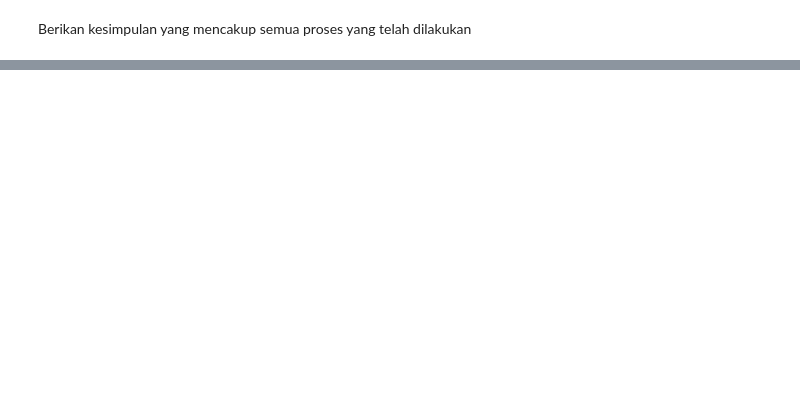
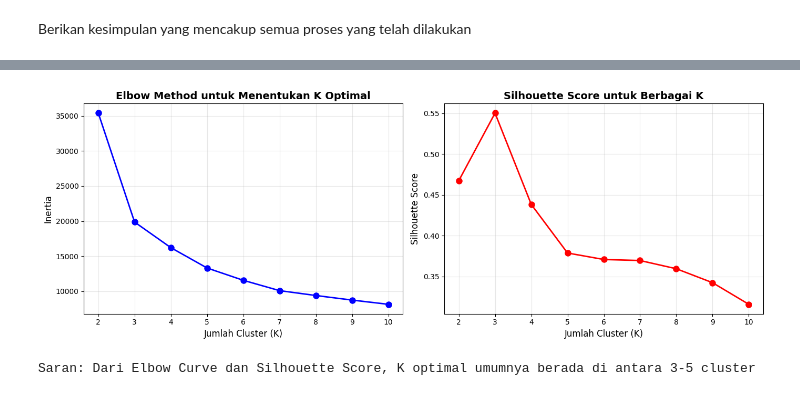
Before and after one commit to drcadis/TUBES-DATA-MINING, a Jupyter notebook: TUBES DATMIN - Part 1 (fixed).ipynb, the cells around one changed output, grey strips where cells are left out. Cells and saved outputs as stored; diff of their text form; code cells hidden in the pictures; blank space fills up the shorter version.

Commit message:
Update clustering

```diff
--- a/TUBES DATMIN - Part 1 (fixed).ipynb
+++ b/TUBES DATMIN - Part 1 (fixed).ipynb
@@ -728,0 +741,17 @@ Berikan kesimpulan yang mencakup semua proses yang telah dilakukan
+# %%
+# 3. Menggunakan Elbow Method untuk menentukan jumlah cluster optimal
+inertias = []
+silhouette_scores = []
+cluster_range = range(2, 11)
+
+from sklearn.metrics import silhouette_score
+
+for k in cluster_range:
+    kmeans = KMeans(n_clusters=k, random_state=42, n_init=10)
+    kmeans.fit(X_scaled)
+    inertias.append(kmeans.inertia_)
+    silhouette_scores.append(silhouette_score(X_scaled, kmeans.labels_))
+
+print("Inertias untuk berbagai jumlah cluster:")
+for k, inertia in zip(cluster_range, inertias):
+    print(f"K={k}: Inertia={inertia:.2f}, Silhouette Score={silhouette_scores[k-2]:.4f}")
@@ -728,0 +769,25 @@ Berikan kesimpulan yang mencakup semua proses yang telah dilakukan
+# %%
+# Visualisasi Elbow Curve dan Silhouette Score
+fig, axes = plt.subplots(1, 2, figsize=(14, 5))
+
+# Elbow Curve
+axes[0].plot(cluster_range, inertias, 'bo-', linewidth=2, markersize=8)
+axes[0].set_xlabel('Jumlah Cluster (K)', fontsize=12)
+axes[0].set_ylabel('Inertia', fontsize=12)
+axes[0].set_title('Elbow Method untuk Menentukan K Optimal', fontsize=14, fontweight='bold')
+axes[0].grid(True, alpha=0.3)
+
+# Silhouette Score
+axes[1].plot(cluster_range, silhouette_scores, 'ro-', linewidth=2, markersize=8)
+axes[1].set_xlabel('Jumlah Cluster (K)', fontsize=12)
+axes[1].set_ylabel('Silhouette Score', fontsize=12)
+axes[1].set_title('Silhouette Score untuk Berbagai K', fontsize=14, fontweight='bold')
+axes[1].grid(True, alpha=0.3)
+
+plt.tight_layout()
+plt.show()
+
+print("Saran: Dari Elbow Curve dan Silhouette Score, K optimal umumnya berada di antara 3-5 cluster")
+# %% [output]
+[figure, added]
+Saran: Dari Elbow Curve dan Silhouette Score, K optimal umumnya berada di antara 3-5 cluster
```
Also changed, not shown: parts of 31 cells of this notebook.
